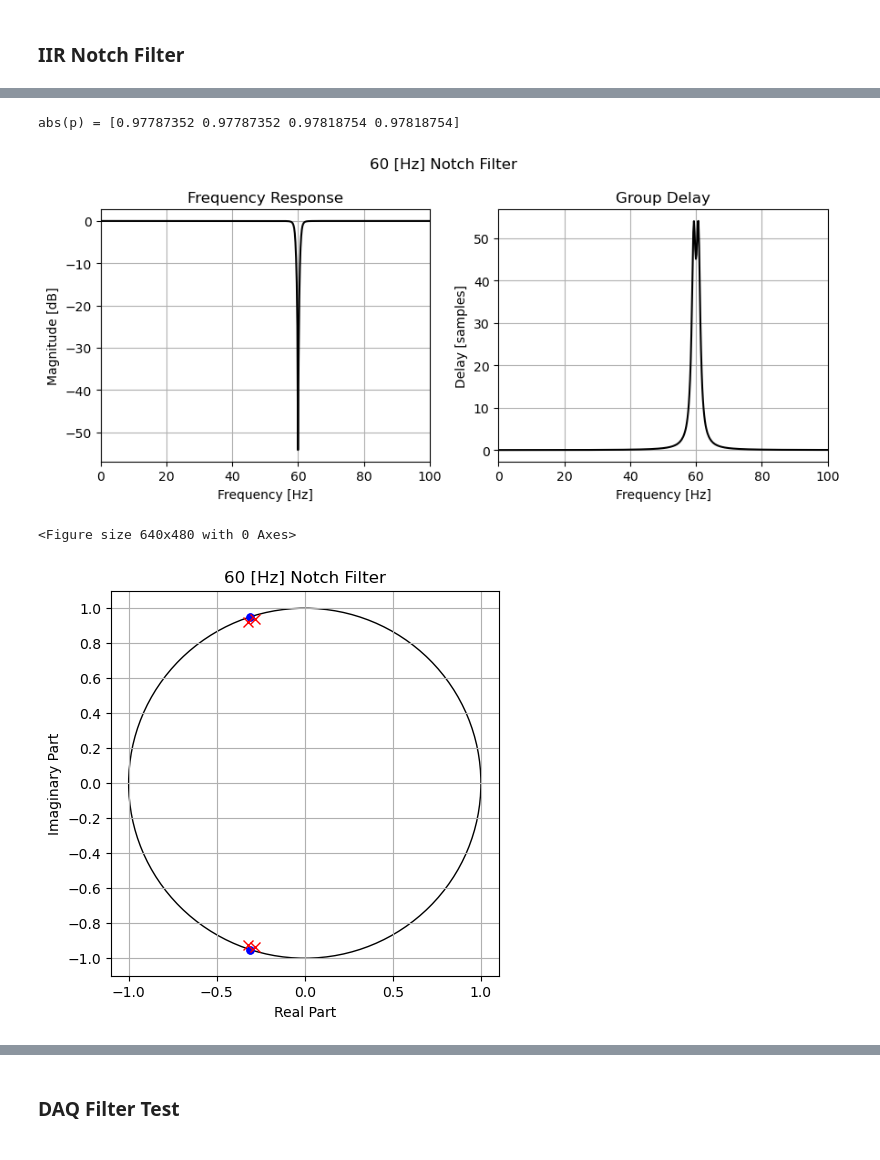
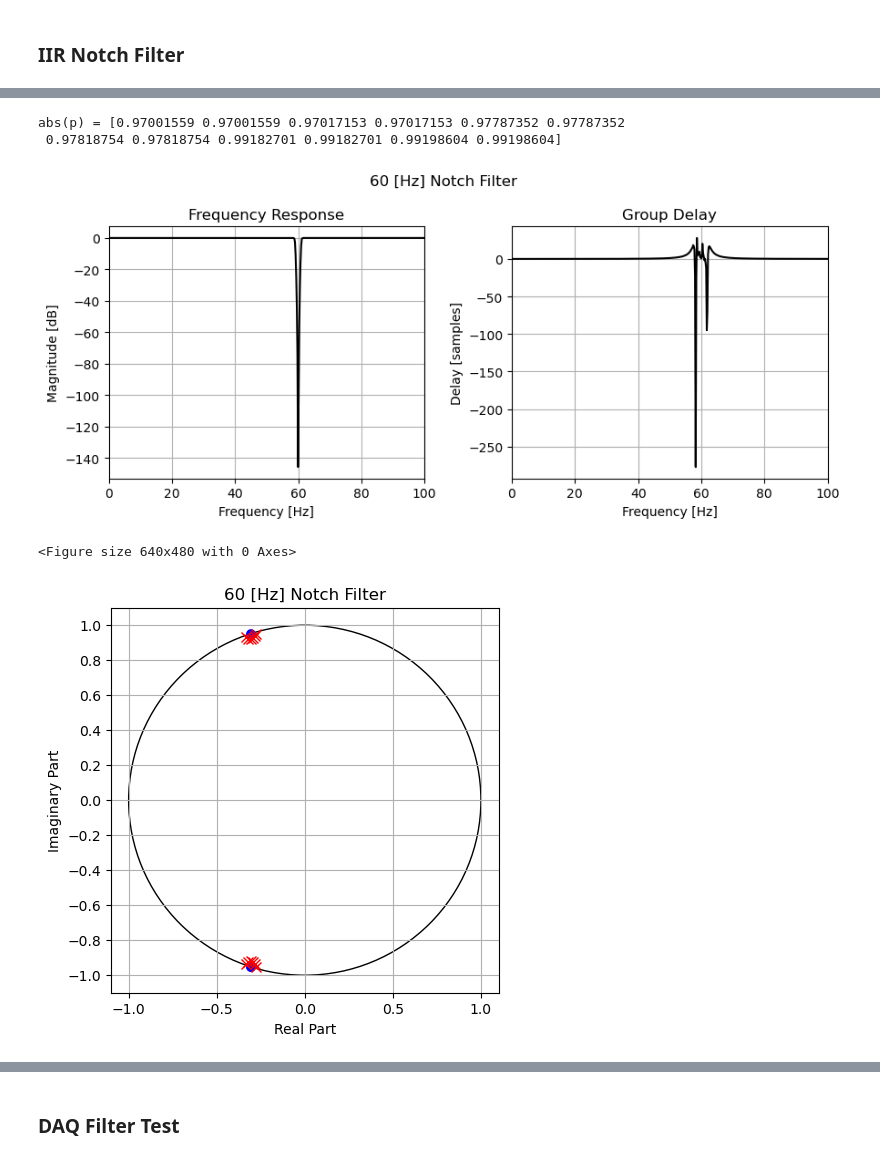
Before and after one commit to bryanmcelvy/microHeartMonitor, a Jupyter notebook: tools/filter_design/filt_design.ipynb, the cells around one changed output, grey strips where cells are left out. Saved outputs shown, nothing was run; the diff lists cells and outputs as text; code cells hidden in the pictures.

Commit message:
Update DAQ filters

```diff
--- a/tools/filter_design/filt_design.ipynb
+++ b/tools/filter_design/filt_design.ipynb
@@ -30,2 +78,5 @@ sos = signal.iirfilter(N = 4, Wn = 40, btype="lowpass", ftype='butter', fs=fs, o
 # %% [markdown]
 ### IIR Notch Filter
+# %%
+sos2 = signal.iirfilter(N=6, Wn=[59, 61], btype='bandstop', output='sos', fs=fs)
+printBiquadInArmFormat(sos2)
@@ -32,14 +98,13 @@ sos = signal.iirfilter(N = 4, Wn = 40, btype="lowpass", ftype='butter', fs=fs, o
 # %%
-sos = signal.iirfilter(N=2, Wn=[59, 61], btype='bandstop', output='sos', fs=fs)
+z2, p2, k2 = signal.sos2zpk(sos2)
+print(f"abs(p) = {np.abs(p2)}")
 
-z, p, k = signal.sos2zpk(sos)
-print(f"abs(p) = {np.abs(p)}")
-
-b, a = signal.sos2tf(sos)
-plot_domain_f(b, a, fs=fs, in_dB=True, filt_name="60 [Hz] Notch Filter")
-plot_pole_zero(b, a, filt_name="60 [Hz] Notch Filter")
+b2, a2 = signal.sos2tf(sos2)
+plot_domain_f(b2, a2, fs=fs, in_dB=True, filt_name="60 [Hz] Notch Filter")
+plot_pole_zero(b2, a2, filt_name="60 [Hz] Notch Filter")
 # %% [output]
-abs(p) = [0.97787352 0.97787352 0.97818754 0.97818754]
+abs(p) = [0.97001559 0.97001559 0.97017153 0.97017153 0.97787352 0.97787352
+ 0.97818754 0.97818754 0.99182701 0.99182701 0.99198604 0.99198604]
-[figure, old version]
+[figure, new version]
 <Figure size 640x480 with 0 Axes>
-[figure, old version]
+[figure, new version]
```
Also changed, not shown: parts of 11 cells of this notebook, 2 other files.
